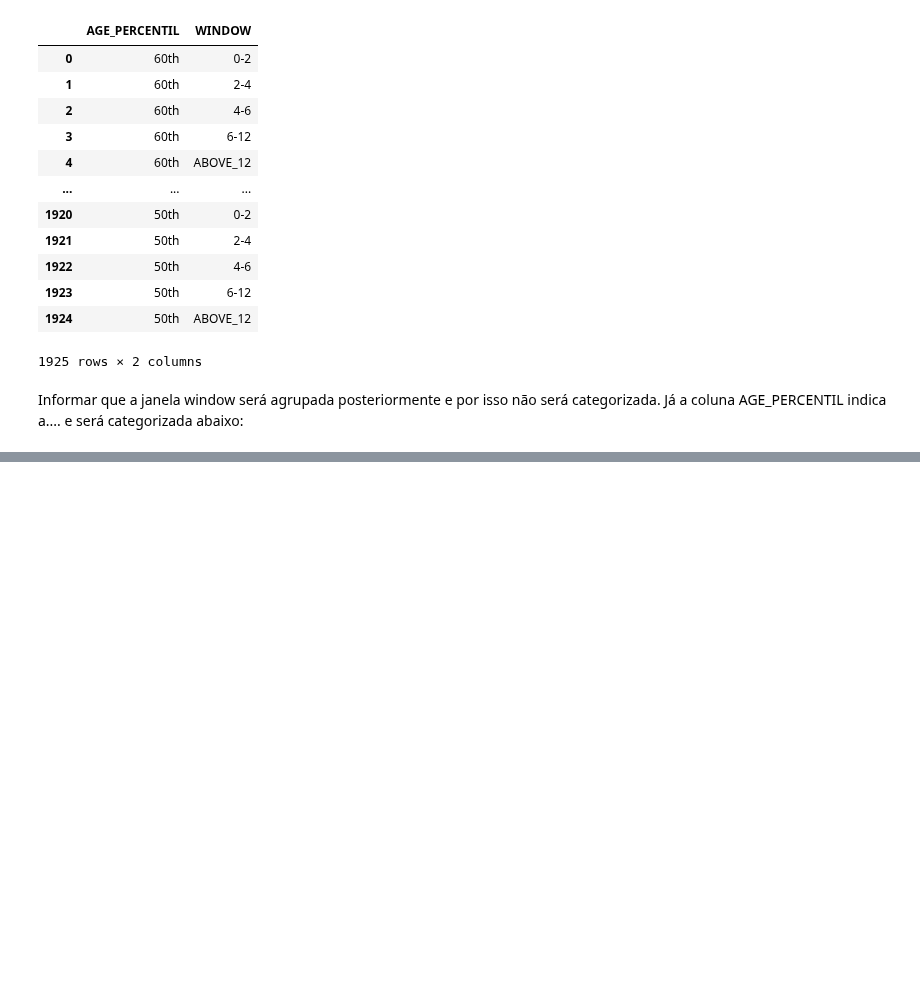
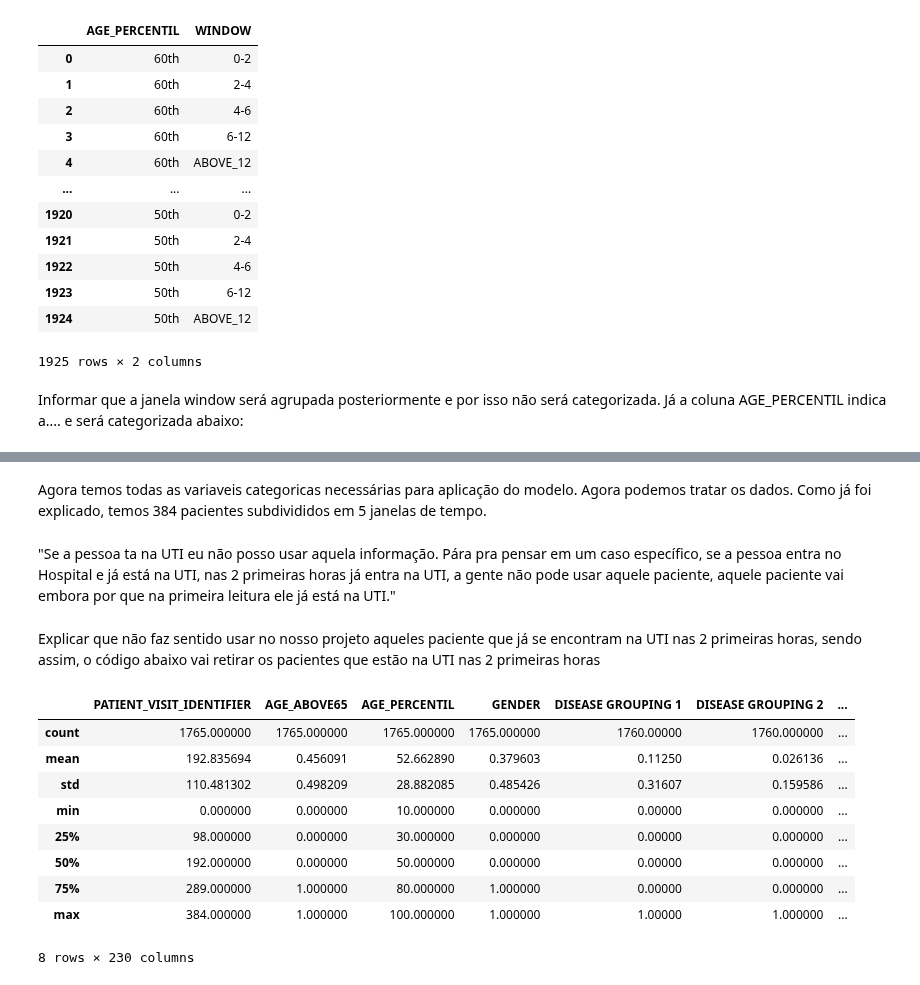
Before and after one commit to VitorFRodrigues/Data-Science-Bootcamp, a Jupyter notebook: Proj05_final/Notebook/Bootcamp_Proj_05.ipynb, the cells around one changed output, grey strips where cells are left out. Saved outputs shown, nothing was run; the diff lists cells and outputs as text; code cells hidden in the pictures; blank space fills up the shorter version.

```diff
--- a/Proj05_final/Notebook/Bootcamp_Proj_05.ipynb
+++ b/Proj05_final/Notebook/Bootcamp_Proj_05.ipynb
@@ -124,0 +189,21 @@ Será usada a primeira. Para ver como funciona as demais metodologias de categor
+# %% [markdown]
+Agora temos todas as variaveis categoricas necessárias para aplicação do modelo. Agora podemos tratar os dados. Como já foi explicado, temos 384 pacientes subdivididos em 5 janelas de tempo.
+# %% [markdown]
+"Se a pessoa ta na UTI eu não posso usar aquela informação. Pára pra pensar em um caso específico, se a pessoa entra no Hospital e já está na UTI, nas 2 primeiras horas já entra na UTI, a gente não pode usar aquele paciente, aquele paciente vai embora por que na primeira leitura ele já está na UTI."
+# %% [markdown]
+Explicar que não faz sentido usar no nosso projeto aqueles paciente que já se encontram na UTI nas 2 primeiras horas, sendo assim, o código abaixo vai retirar os pacientes que estão na UTI nas 2 primeiras horas
+# %%
+a_remover = dados_limpos.query("WINDOW=='0-2' and ICU==1")['PATIENT_VISIT_IDENTIFIER'].values
+dados_limpos = dados_limpos.query('PATIENT_VISIT_IDENTIFIER not in @a_remover')
+dados_limpos.describe()
+# %% [output]
+|  | PATIENT_VISIT_IDENTIFIER | AGE_ABOVE65 | AGE_PERCENTIL | GENDER | DISEASE GROUPING 1 | DISEASE GROUPING 2 | ... |
+| count | 1765.000000 | 1765.000000 | 1765.000000 | 1765.000000 | 1760.00000 | 1760.000000 | ... |
+| mean | 192.835694 | 0.456091 | 52.662890 | 0.379603 | 0.11250 | 0.026136 | ... |
+| std | 110.481302 | 0.498209 | 28.882085 | 0.485426 | 0.31607 | 0.159586 | ... |
+| min | 0.000000 | 0.000000 | 10.000000 | 0.000000 | 0.00000 | 0.000000 | ... |
+| 25% | 98.000000 | 0.000000 | 30.000000 | 0.000000 | 0.00000 | 0.000000 | ... |
+| 50% | 192.000000 | 0.000000 | 50.000000 | 0.000000 | 0.00000 | 0.000000 | ... |
+| 75% | 289.000000 | 1.000000 | 80.000000 | 1.000000 | 0.00000 | 0.000000 | ... |
+| max | 384.000000 | 1.000000 | 100.000000 | 1.000000 | 1.00000 | 1.000000 | ... |
+8 rows × 230 columns
```
Also changed, not shown: parts of 13 cells of this notebook.
